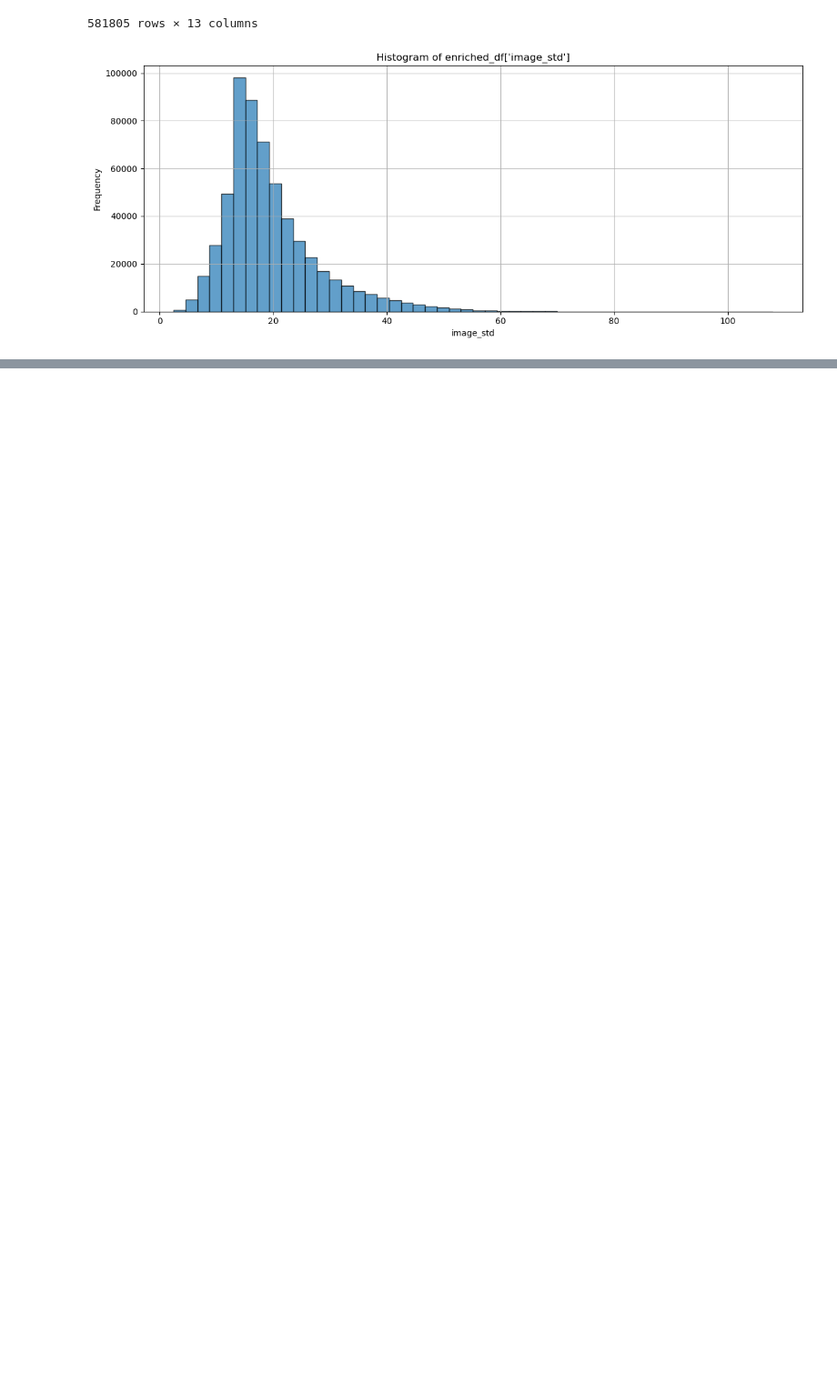
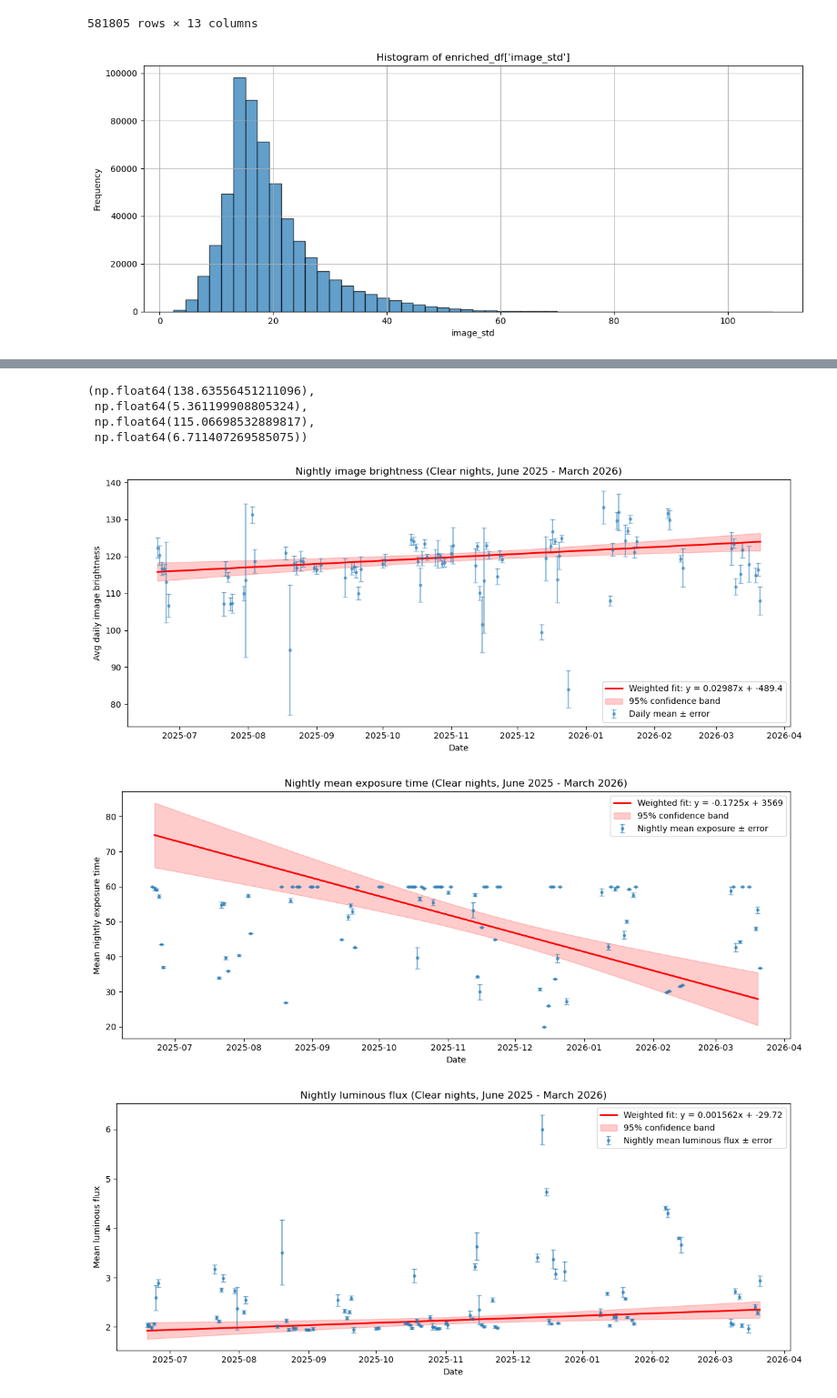
Before and after one commit to jfreuden/allsky-light-pollution, a Jupyter notebook: notebooks/exploratory/full-range-enriched.ipynb, the cells around one changed output, grey strips where cells are left out. Shown at 91% size. Saved outputs shown, nothing was run; the diff lists cells and outputs as text; code cells hidden in the pictures; blank space fills up the shorter version.

```diff
--- a/notebooks/exploratory/full-range-enriched.ipynb
+++ b/notebooks/exploratory/full-range-enriched.ipynb
@@ -364,0 +411,31 @@ plot_graph(period="M")
+# %%
+before_camera_wonk = only_clear_nights_df[
+    (only_clear_nights_df["date"] >= "2025/01/01") &
+    (only_clear_nights_df["date"] < "2025/03/04")
+]
+
+after_camera_back = only_clear_nights_df[
+    (only_clear_nights_df["date"] >= "2025/06/21") &
+    (only_clear_nights_df["date"] < "2025/08/20")
+]
+
+before_camera_wonk["image_mean"].mean(), before_camera_wonk["image_mean"].std(), after_camera_back["image_mean"].mean(), after_camera_back["image_mean"].std()
+# %% [output]
+(np.float64(138.63556451211096),
+ np.float64(5.361199908805324),
+ np.float64(115.06698532889817),
+ np.float64(6.711407269585075))
+# %%
+all_after_camera_back = only_clear_nights_df[
+    (only_clear_nights_df["date"] >= "2025/06/21")
+]
+
+plot_line_of_fit = True
+
+_ = plot_brightness(all_after_camera_back, "Clear nights, June 2025 - March 2026", plot_best_fit=plot_line_of_fit)
+_ = plot_exposure(all_after_camera_back, "Clear nights, June 2025 - March 2026", plot_best_fit=plot_line_of_fit)
+_ = plot_luminous_flux(all_after_camera_back, "Clear nights, June 2025 - March 2026", plot_best_fit=plot_line_of_fit)
+# %% [output]
+[figure, added]
+[figure, added]
+[figure, added]
```
Also changed, not shown: parts of 7 cells of this notebook.
